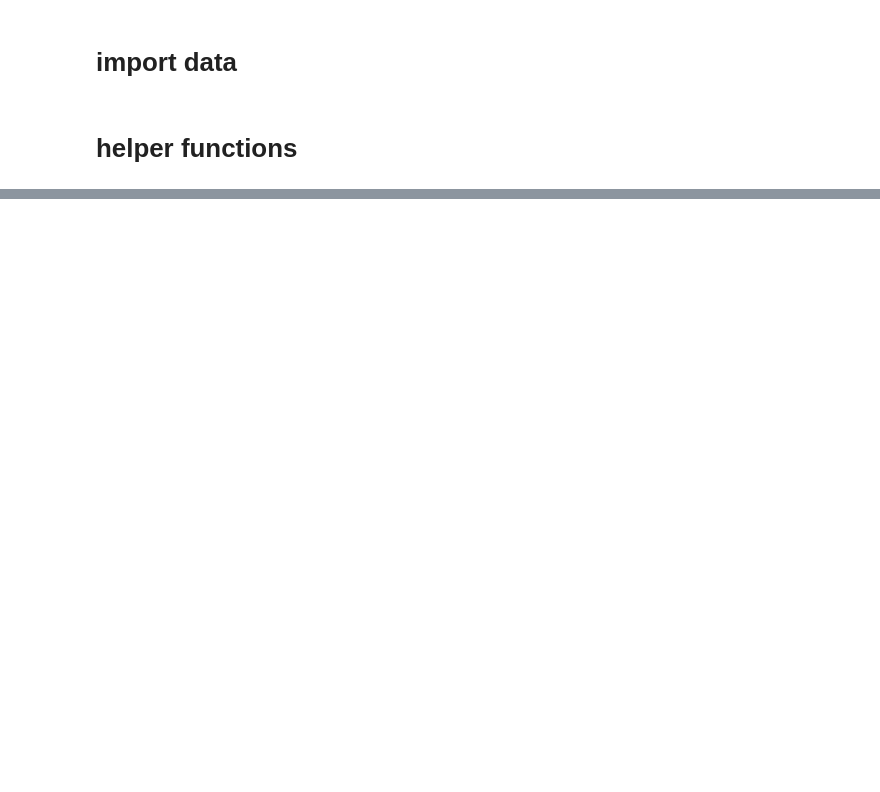
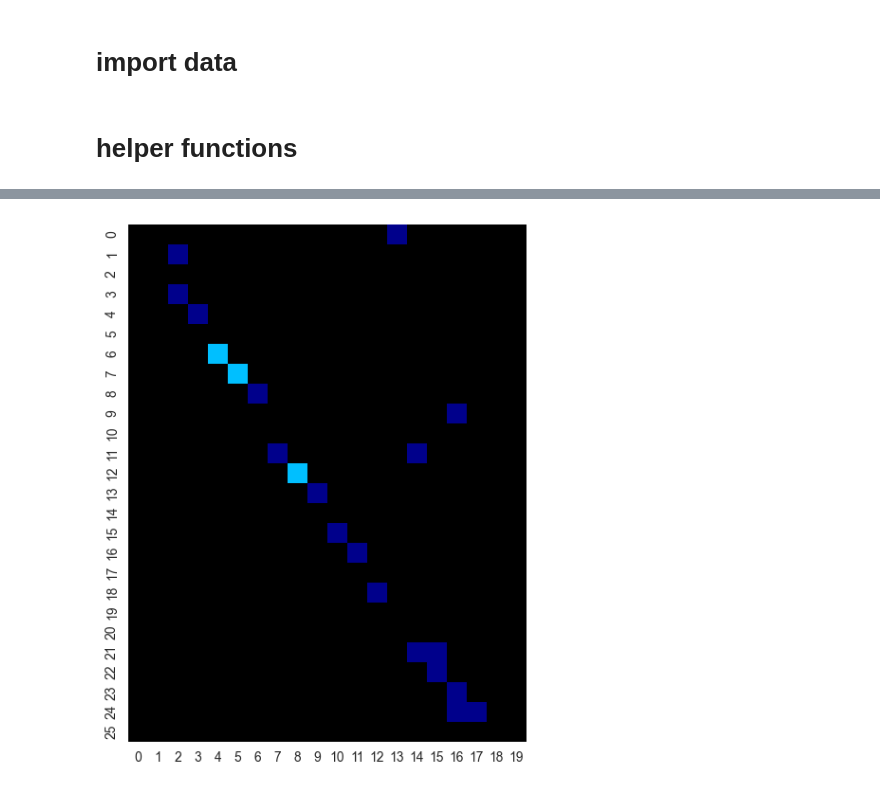
Before and after one commit to KevinCarr42/AI-Translation, a Jupyter notebook: fr_eng_cleaning_chunking.ipynb, the cells around one changed output, grey strips where cells are left out. Saved outputs shown, nothing was run; the diff lists cells and outputs as text; code cells hidden in the pictures; blank space fills up the shorter version.

Commit message:
more improvements, may give up on abstract only translations

```diff
--- a/fr_eng_cleaning_chunking.ipynb
+++ b/fr_eng_cleaning_chunking.ipynb
@@ -208,17 +297,0 @@ similarity_matrix = create_similarity_matrix(text_fr, text_en)
-# %%
-def plot_similarity_heatmap(similarity_matrix):
-    fig, ax = plt.subplots(figsize=(10, 10))
-
-    cmap = mcolors.ListedColormap(["black", "darkblue", "deepskyblue"])
-    bounds = [0, 0.7, 0.8, 1]
-    norm = mcolors.BoundaryNorm(bounds, cmap.N)
-
-    sns.heatmap(similarity_matrix, cmap=cmap, norm=norm, cbar=False, square=True, linewidths=0, ax=ax)
-
-    ax.tick_params(left=False, bottom=False)
-
-    plt.tight_layout()
-    plt.show()
-
-
-plot_similarity_heatmap(similarity_matrix)
@@ -328,0 +428,9 @@ len(sentences_fr), len(merge_short_sentences(sentences_fr, n_min))
+# %%
+# only the abstract overlaps
+
+text_fr, text_en = text_from_row(5607)
+similarity_matrix = create_similarity_matrix(text_fr, text_en)
+
+plot_similarity_heatmap(similarity_matrix[:, 215:235], figsize=(6, 6))
+# %% [output]
+[figure, added]
```
Also changed, not shown: parts of 33 cells of this notebook.
